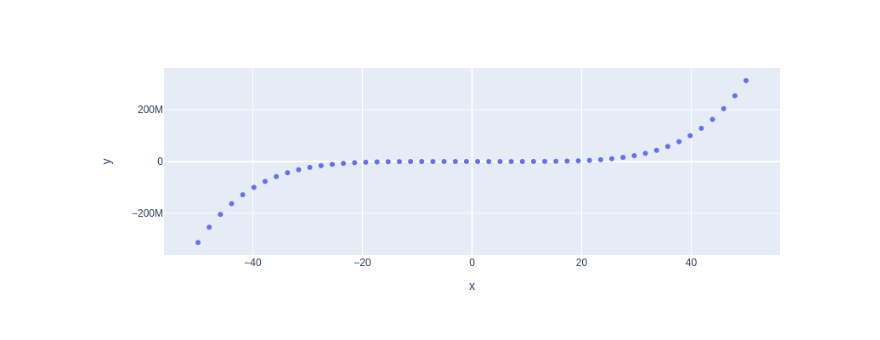
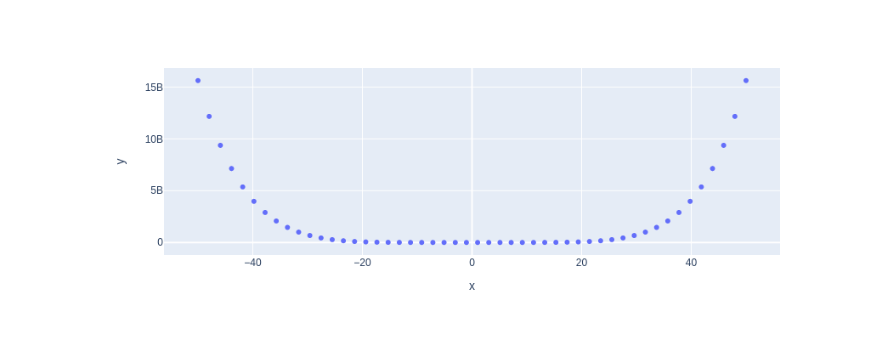
Before and after one commit to zhigwang/my-notebook-repo, a Jupyter notebook: experiment3.ipynb, the cells around one changed output. Drawn from its saved outputs; the diff is of its cells as text; code cells hidden in the pictures.

```diff
--- a/experiment3.ipynb
+++ b/experiment3.ipynb
@@ -1,16 +1,16 @@
 # %%
 import numpy as np
 import plotly.express as px
 
 # x-axis data points
 x = np.linspace(start=-50, stop=50)
 
 # y-axis data points
-y = x ** 5
+y = x ** 6
 
 # define the plot
 fig = px.scatter(x=x, y=y)
 
 fig.show()
 # %% [output]
-[figure, old version]
+[figure, new version]
```
